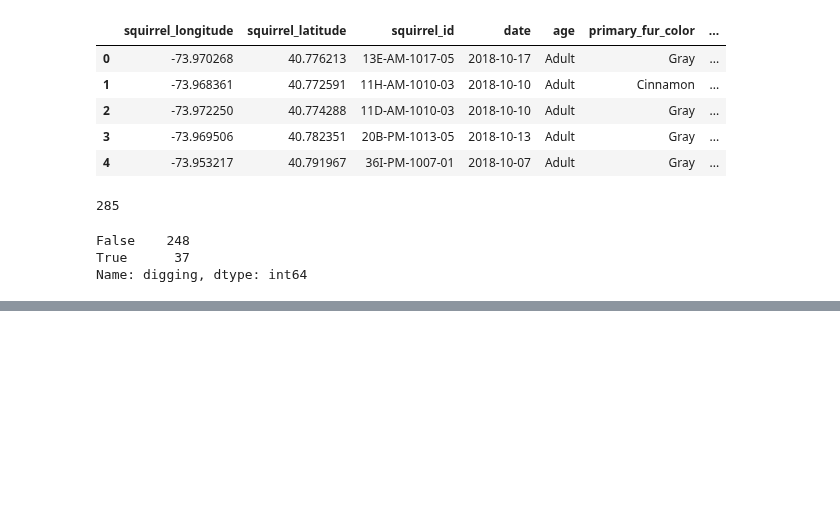
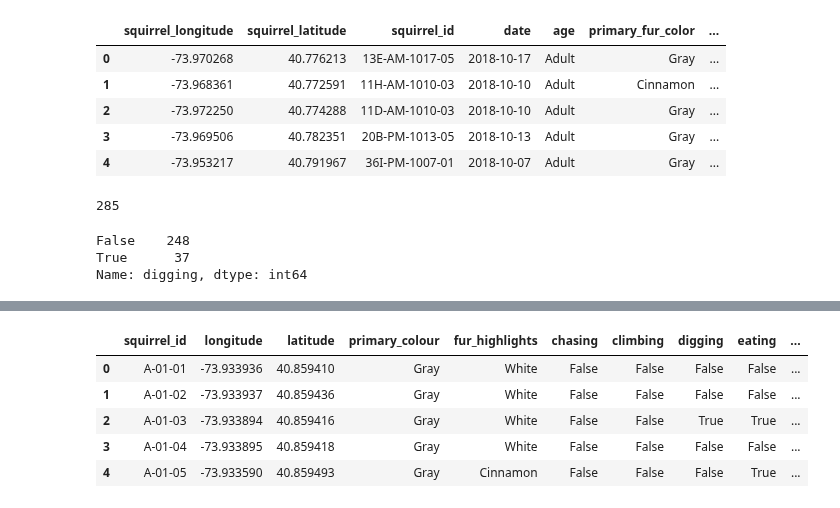
Before and after one commit to alyssahondrade/we-the-new-york-city-squirrels, a Jupyter notebook: squirrel_cleaning.ipynb, the cells around one changed output, grey strips where cells are left out. Drawn from its saved outputs; the diff is of its cells as text; code cells hidden in the pictures; blank space fills up the shorter version.

```diff
--- a/squirrel_cleaning.ipynb
+++ b/squirrel_cleaning.ipynb
@@ -953,0 +1016,14 @@ Name: digging, dtype: int64
+# %%
+# Drop unused columns
+s2020_clean = s2020_booleans.drop(columns=[
+    'park_name', # for now, add back in later
+    'park_id', # for now, add back in later
+    'other_notes_or_observations',
+    'other_activities'])
+
+s2018_clean = s2018_booleans.drop(columns=[
+    'date',
+    'age', # for now, add back in later, once added equivalent 2020 column of NaN?
+    'other_activities',
+    'other_interactions',
+    'lat/long'])
@@ -953,0 +1050,34 @@ Name: digging, dtype: int64
+# %%
+# Rename columns
+s2020_clean = s2020_clean.rename(columns={
+    'primary_fur_color': 'primary_colour',
+    'highlights_in_fur_color': 'fur_highlights',
+    'squirrel_longitude': 'longitude',
+    'squirrel_latitude': 'latitude',
+    'runs from': 'runs_from'
+})
+
+s2018_clean = s2018_clean.rename(columns={
+    'squirrel_longitude': 'longitude',
+    'squirrel_latitude': 'latitude',
+    'primary_fur_color': 'primary_colour',
+    'highlight_fur_color': 'fur_highlights'
+})
+# %%
+# Rearrange columns
+rearranged = [
+    'squirrel_id', 'longitude', 'latitude', 'primary_colour', 'fur_highlights',
+    'chasing', 'climbing', 'digging', 'eating', 'foraging', 'running', 'shouting', 'sitting',
+    'approaches', 'indifferent', 'runs_from']
+
+s2020_clean = s2020_clean[rearranged]
+s2018_clean = s2018_clean[rearranged]
+# %%
+s2020_clean.head()
+# %% [output]
+|  | squirrel_id | longitude | latitude | primary_colour | fur_highlights | chasing | climbing | digging | eating | ... |
+| 0 | A-01-01 | -73.933936 | 40.859410 | Gray | White | False | False | False | False | ... |
+| 1 | A-01-02 | -73.933937 | 40.859436 | Gray | White | False | False | False | False | ... |
+| 2 | A-01-03 | -73.933894 | 40.859416 | Gray | White | False | False | True | True | ... |
+| 3 | A-01-04 | -73.933895 | 40.859418 | Gray | White | False | False | False | False | ... |
+| 4 | A-01-05 | -73.933590 | 40.859493 | Gray | Cinnamon | False | False | False | True | ... |
```
Also changed, not shown: parts of 24 cells of this notebook.
